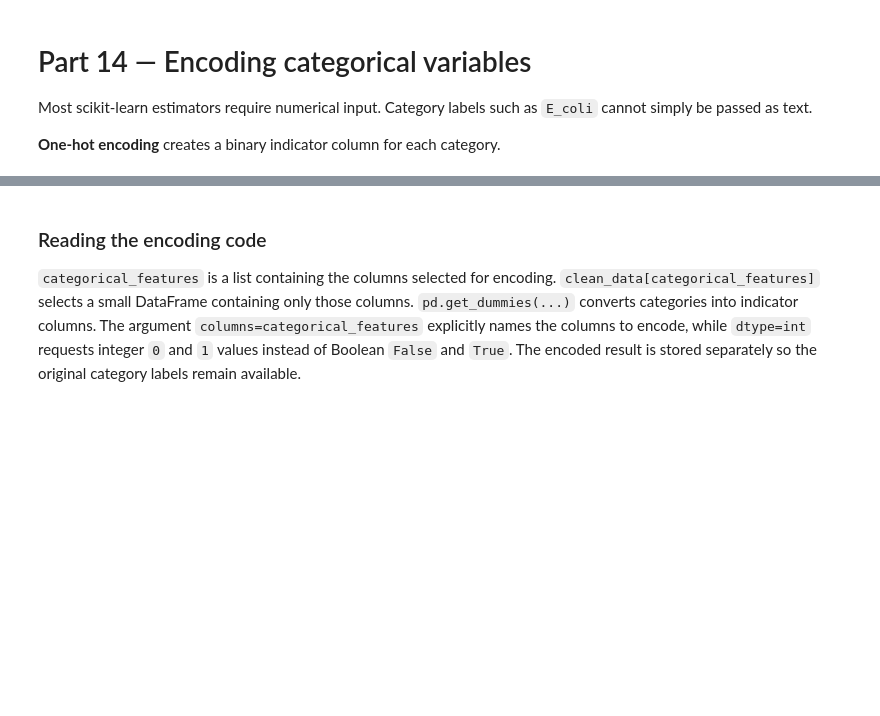
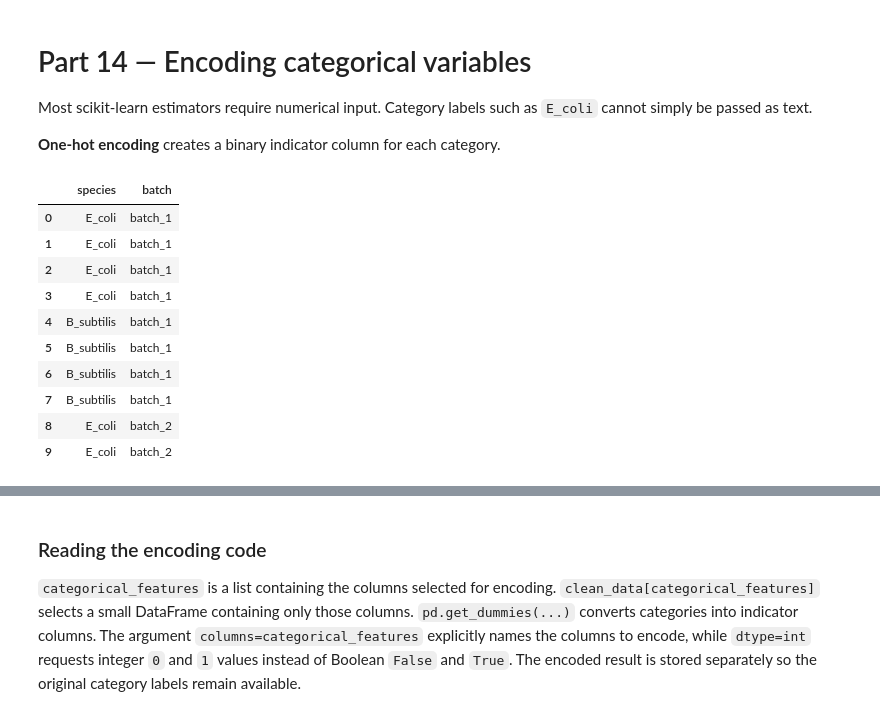
Before and after one commit to clabe-wekesa/BioinfoClassRoom, a Jupyter notebook: SBI812/Lecture_2.ipynb, the cells around one changed output, grey strips where cells are left out. Cells and saved outputs as stored; diff of their text form; code cells hidden in the pictures; blank space fills up the shorter version.

```diff
--- a/SBI812/Lecture_2.ipynb
+++ b/SBI812/Lecture_2.ipynb
@@ -919,4 +1115,19 @@ A table with zero counts in some combinations signals imbalance. Later splitting
 Most scikit-learn estimators require numerical input. Category labels such as `E_coli` cannot simply be passed as text.
 
 **One-hot encoding** creates a binary indicator column for each category.
+# %%
+df_cat = clean_data[["species", "batch"]]
+df_cat.head(10)
+# %% [output]
+|  | species | batch |
+| 0 | E_coli | batch_1 |
+| 1 | E_coli | batch_1 |
+| 2 | E_coli | batch_1 |
+| 3 | E_coli | batch_1 |
+| 4 | B_subtilis | batch_1 |
+| 5 | B_subtilis | batch_1 |
+| 6 | B_subtilis | batch_1 |
+| 7 | B_subtilis | batch_1 |
+| 8 | E_coli | batch_2 |
+| 9 | E_coli | batch_2 |
 # %%
```
Also changed, not shown: parts of 36 cells of this notebook, 10 other files.
